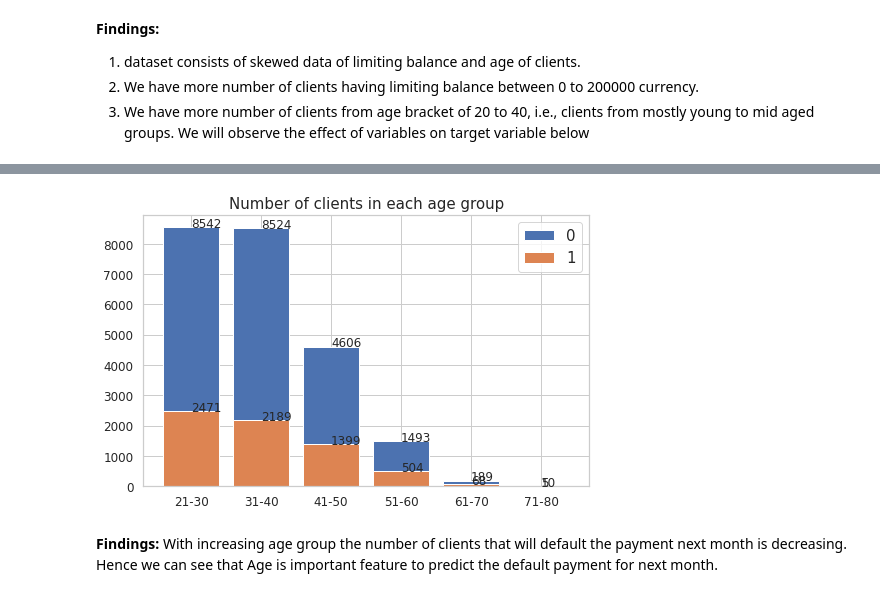
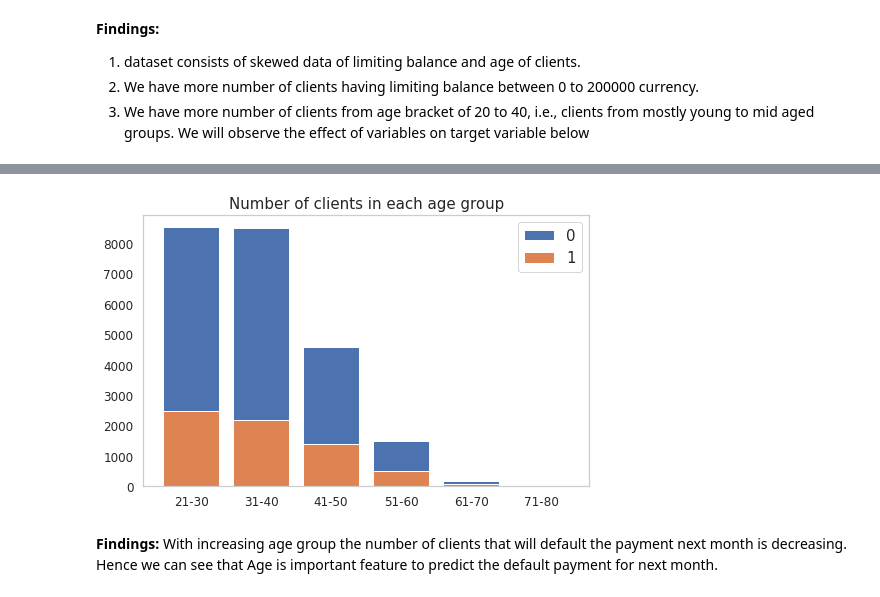
Before and after one commit to sudeep-009/Classification-Capstone-Project--Card-Default-Prediction, a Jupyter notebook: Copy_of_Credit_Card_Default_Prediction_Capstone_Project.ipynb, the cells around one changed output, grey strips where cells are left out. Saved outputs shown, nothing was run; the diff lists cells and outputs as text; code cells hidden in the pictures.

```diff
--- a/Copy_of_Credit_Card_Default_Prediction_Capstone_Project.ipynb
+++ b/Copy_of_Credit_Card_Default_Prediction_Capstone_Project.ipynb
@@ -300,3 +300,10 @@ plt.show()
 2. We have more number of clients having limiting balance between 0 to 200000 currency.
 3. We have more number of clients from age bracket of 20 to 40, i.e., clients from mostly young to mid aged groups.
 We will observe the effect of variables on target variable below
+# %%
+plt.figure(figsize=(5,5))
+for i in card_df[['SEX', 'EDUCATION', 'MARRIAGE']]:
+  sns.set_theme(style="whitegrid")
+  sns.countplot(x=i,data=card_df,hue="IS_Defaulter")
+  plt.grid(False)
+  plt.show()
@@ -303,27 +314,24 @@ We will observe the effect of variables on target variable below
 # %%
 
 bins = [20,30,40,50,60,70,80]
 names = ['21-30','31-40','41-50','51-60','61-70','71-80']
 card_df['AGE_BIN'] = pd.cut(x=card_df.AGE, bins=bins, labels=names, right=True)
 age_cnt = card_df.AGE_BIN.value_counts()
 age_0 = (card_df.AGE_BIN[card_df['IS_Defaulter'] == 0].value_counts())
 age_1 = (card_df.AGE_BIN[card_df['IS_Defaulter'] == 1].value_counts())
 
 plt.subplots(figsize=(8,5))
 # sns.barplot(data=defaulters, x='AGE_BIN', y='LIMIT_BAL', hue='def_pay', ci=0)
 plt.bar(age_0.index, age_0.values, label='0')
 plt.bar(age_1.index, age_1.values, label='1')
-for x,y in zip(names,age_0):
-    plt.text(x,y,y,fontsize=12)
-for x,y in zip(names,age_1):
-    plt.text(x,y,y,fontsize=12)
 plt.xticks(fontsize=12)
 plt.yticks(fontsize=12)
 plt.title("Number of clients in each age group", fontsize=15)
 plt.legend(loc='upper right', fontsize=15)
+plt.grid(False)
 plt.show()
 # %% [output]
-[figure, old version]
+[figure, new version]
 # %% [markdown]
 **Findings:**
 With increasing age group the number of clients that will default the payment next month is decreasing. Hence we can see that Age is important feature to predict the default payment for next month.
```
Also changed, not shown: parts of 53 cells of this notebook.
